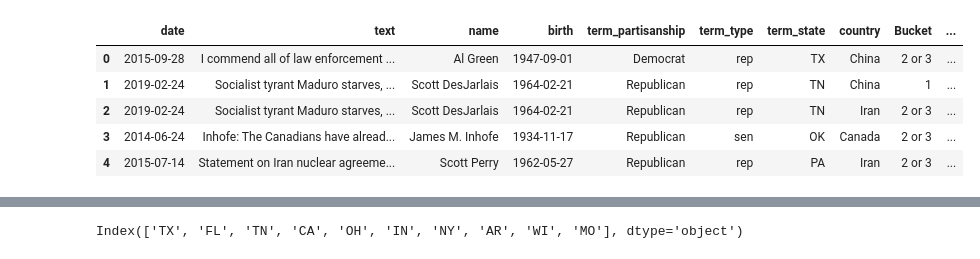
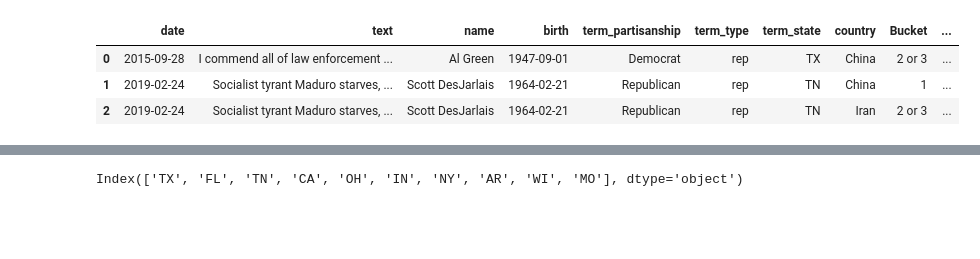
Before and after one commit to gprasad125/dsc180a-project, a Jupyter notebook: Notebooks/cleaning.ipynb, the cells around one changed output, grey strips where cells are left out. Saved outputs shown, nothing was run; the diff lists cells and outputs as text; code cells hidden in the pictures; blank space fills up the shorter version.

```diff
--- a/Notebooks/cleaning.ipynb
+++ b/Notebooks/cleaning.ipynb
@@ -16,17 +16,18 @@ warnings.filterwarnings("ignore")
 # %%
 url = "../Data/sampleData.csv"
 df = pd.read_csv(url)
 df.drop(columns = ["userid_str", "status_id_str", "id"], inplace = True)
 
 df["year"] = df["birth"].apply(c.get_year)
 df["term_partisanship"] = df["term_partisanship"].apply(c.clean_state)
 df["term_state"] = df["term_state"].apply(c.clean_state)
+df["posted"] = df["date"].apply(lambda x: int(x[0:4]))
+df["age_when_posted"] = df["posted"] - df["year"]
 
-df.head()
+
+df.head(3)
 # %% [output]
 |  | date | text | name | birth | term_partisanship | term_type | term_state | country | Bucket | ... |
 | 0 | 2015-09-28 | I commend all of law enforcement ... | Al Green | 1947-09-01 | Democrat | rep | TX | China | 2 or 3 | ... |
 | 1 | 2019-02-24 | Socialist tyrant Maduro starves, ... | Scott DesJarlais | 1964-02-21 | Republican | rep | TN | China | 1 | ... |
 | 2 | 2019-02-24 | Socialist tyrant Maduro starves, ... | Scott DesJarlais | 1964-02-21 | Republican | rep | TN | Iran | 2 or 3 | ... |
-| 3 | 2014-06-24 | Inhofe: The Canadians have alread... | James M. Inhofe | 1934-11-17 | Republican | sen | OK | Canada | 2 or 3 | ... |
-| 4 | 2015-07-14 | Statement on Iran nuclear agreeme... | Scott Perry | 1962-05-27 | Republican | rep | PA | Iran | 2 or 3 | ... |
```
Also changed, not shown: parts of 3 cells of this notebook, 1 other file.
